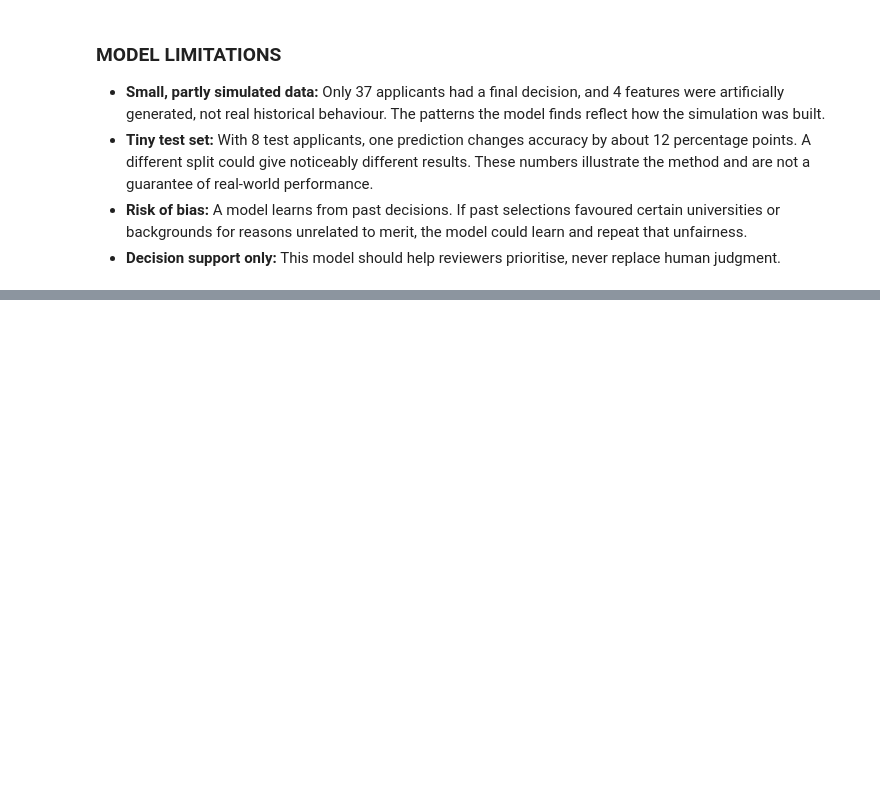
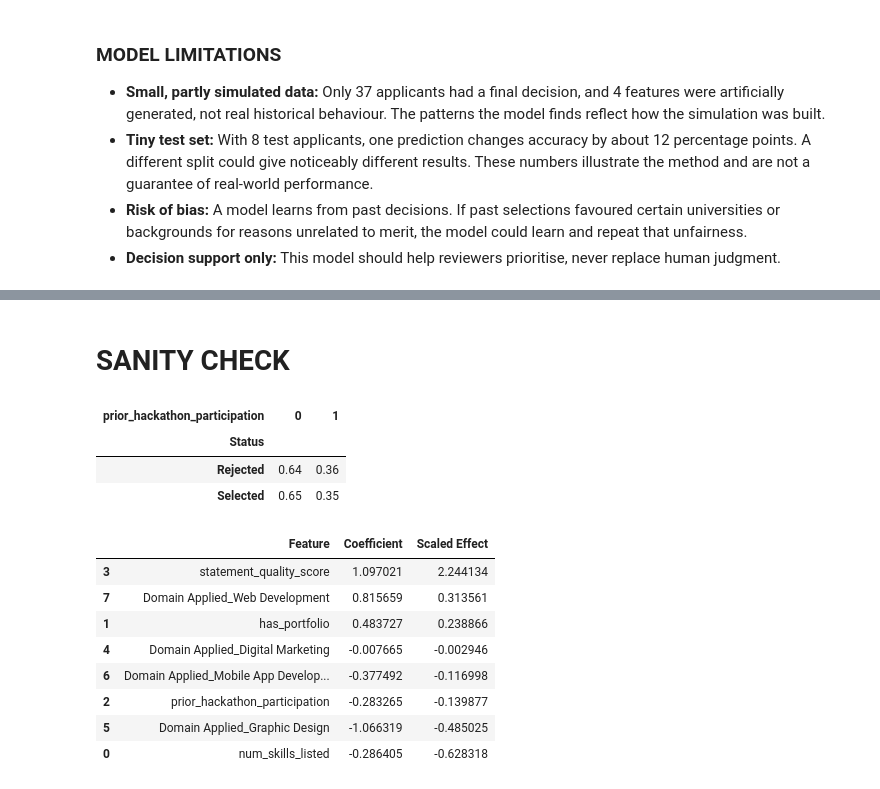
Before and after one commit to maryam-fatima123/applicants-data-cleaning, a Jupyter notebook: week4-capstone/Week4_Capstone_Maryam_Fatima.ipynb, the cells around one changed output, grey strips where cells are left out. Cells and saved outputs as stored; diff of their text form; code cells hidden in the pictures; blank space fills up the shorter version.

```diff
--- a/week4-capstone/Week4_Capstone_Maryam_Fatima.ipynb
+++ b/week4-capstone/Week4_Capstone_Maryam_Fatima.ipynb
@@ -334,0 +373,22 @@ Recall: 40.00%
+# %% [markdown]
+# **SANITY CHECK**
+# %%
+pd.crosstab(df_model["Status"], df_model["prior_hackathon_participation"], normalize="index").round(2)
+# %% [output]
+| prior_hackathon_participation | 0 | 1 |
+| Status |  |  |
+| Rejected | 0.64 | 0.36 |
+| Selected | 0.65 | 0.35 |
+# %%
+coefficients["Scaled Effect"] = coefficients["Coefficient"] * X_train[coefficients["Feature"]].std().values
+coefficients.sort_values(by="Scaled Effect", ascending=False)
+# %% [output]
+|  | Feature | Coefficient | Scaled Effect |
+| 3 | statement_quality_score | 1.097021 | 2.244134 |
+| 7 | Domain Applied_Web Development | 0.815659 | 0.313561 |
+| 1 | has_portfolio | 0.483727 | 0.238866 |
+| 4 | Domain Applied_Digital Marketing | -0.007665 | -0.002946 |
+| 6 | Domain Applied_Mobile App Develop... | -0.377492 | -0.116998 |
+| 2 | prior_hackathon_participation | -0.283265 | -0.139877 |
+| 5 | Domain Applied_Graphic Design | -1.066319 | -0.485025 |
+| 0 | num_skills_listed | -0.286405 | -0.628318 |
```
Also changed, not shown: parts of 4 cells of this notebook.
